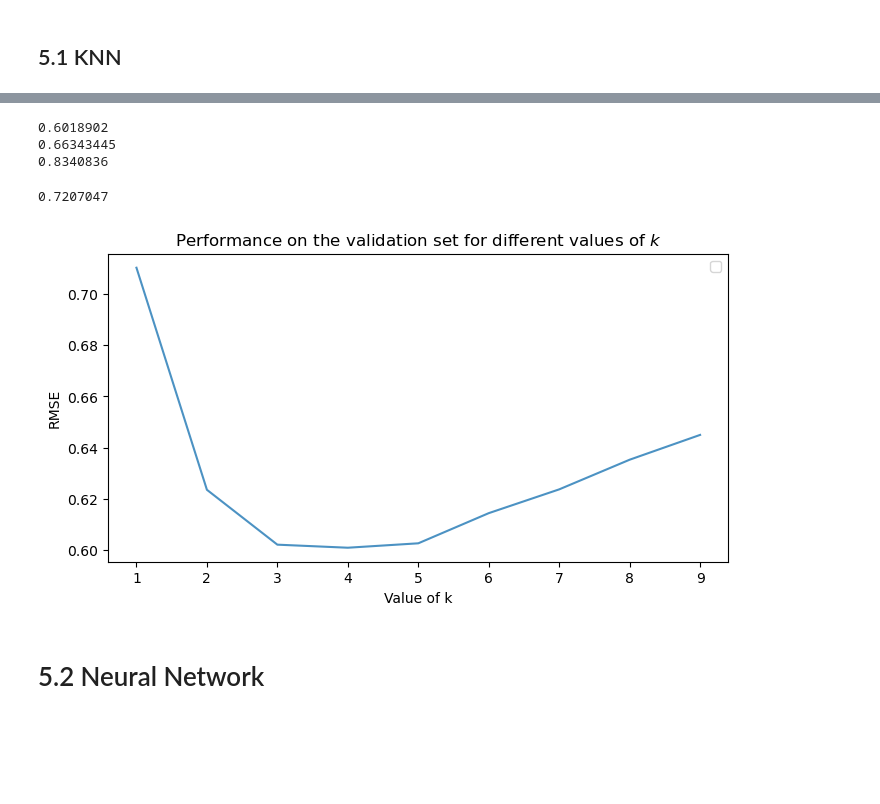
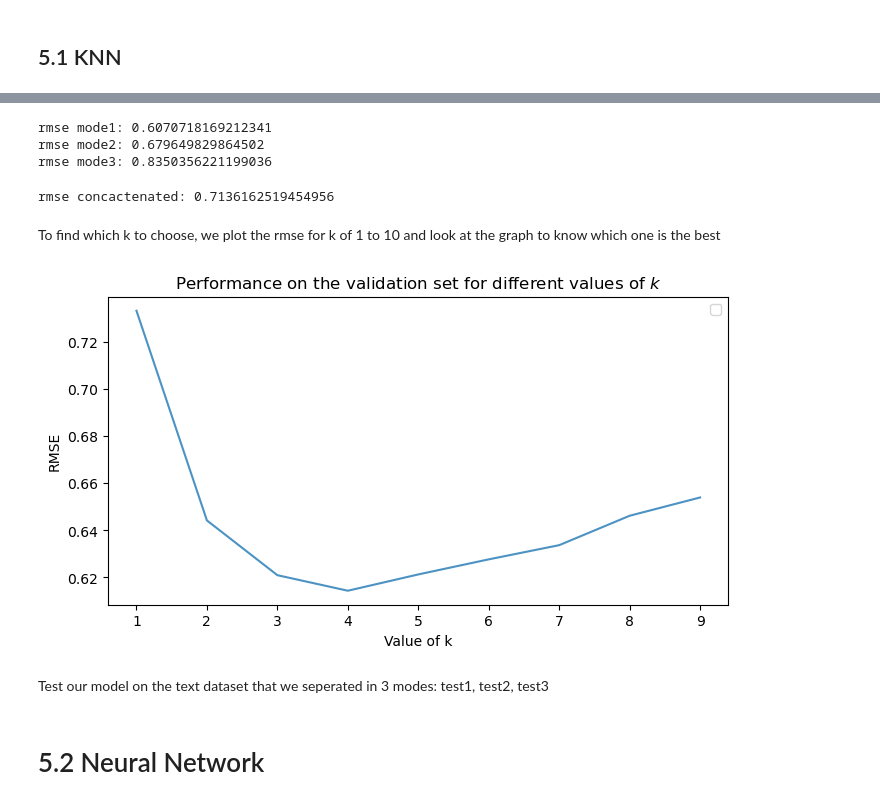
Before and after one commit to alicebeast/FinalProject_ML, a Jupyter notebook: train.ipynb, the cells around one changed output, grey strips where cells are left out. Drawn from its saved outputs; the diff is of its cells as text; code cells hidden in the pictures; blank space fills up the shorter version.

```diff
--- a/train.ipynb
+++ b/train.ipynb
@@ -465,3 +529,21 @@ Before: 9128, After: 9128, Removed: 0
+# %%
+#remove eight sensor drifts.
+train = train[train["sensor"] != "N838"]
+train = train[train["sensor"] != "N301"]
+train = train[train["sensor"] != "N749"]
+train = train[train["sensor"] != "N276"]
+train = train[train["sensor"] != "N821"]
+train = train[train["sensor"] != "N165"]
+train = train[train["sensor"] != "N121"]
+train = train[train["sensor"] != "N436"]
+sensors = sensors[sensors["sensor"] != "N838"]
+sensors = sensors[sensors["sensor"] != "N301"]
+sensors = sensors[sensors["sensor"] != "N749"]
+sensors = sensors[sensors["sensor"] != "N276"]
+sensors = sensors[sensors["sensor"] != "N821"]
+sensors = sensors[sensors["sensor"] != "N165"]
+sensors = sensors[sensors["sensor"] != "N121"]
+sensors = sensors[sensors["sensor"] != "N436"]
 # %% [markdown]
 # 5. Model Training
 # %% [markdown]
@@ -506,8 +588,9 @@ def predict(
     X: np.ndarray,
     y: np.ndarray,
     k: int = 1):
+    '''find indices of k neighbors
+    '''
 
-    #find indices of k neighbors
     tree = KDTree(X)
     _, indices = tree.query(samples, k=k, workers=-1)
 
@@ -518,6 +601,8 @@ def predict(
 def rmse(
     labels_gt: np.ndarray,
     labels_pred: np.ndarray):
+    '''calculatrs rmse
+    '''
 
     rmse = np.sqrt(np.mean((labels_gt - labels_pred) ** 2))
 
@@ -543,15 +632,17 @@ y_pred_mode3 = predict(X_test3, X_train3, y_train3, k=4)
 y_test_modes = np.concatenate([y_test1, y_test2, y_test3])
 y_pred_modes = np.concatenate([y_pred_mode1, y_pred_mode2, y_pred_mode3])
 # %%
-print(rmse(y_test1, y_pred_mode1))
-print(rmse(y_test2, y_pred_mode2))
-print(rmse(y_test3, y_pred_mode3))
+print(f'rmse mode1: {rmse(y_test1, y_pred_mode1)}')
+print(f'rmse mode2: {rmse(y_test2, y_pred_mode2)}')
+print(f'rmse mode3: {rmse(y_test3, y_pred_mode3)}')
 # %% [output]
-0.6018902
-0.66343445
-0.8340836
+rmse mode1: 0.6070718169212341
+rmse mode2: 0.679649829864502
+rmse mode3: 0.8350356221199036
 # %%
-print(rmse(y_test_modes, y_pred_modes))
+print(f'rmse concactenated: {rmse(y_test_modes, y_pred_modes)}')
 # %% [output]
-0.7207047
+rmse concactenated: 0.7136162519454956
+# %% [markdown]
+To find which k to choose, we plot the rmse for k of 1 to 10 and look at the graph to know which one is the best
 # %%
@@ -563,16 +654,18 @@ for i in range(1, 10):
     k_values.append(i)
     accs.append(acc)
 # %%
-# Plot rmse in function of k
+#plot rmse in function of k
 plt.figure(figsize=(8,4), dpi=100)
-plt.plot(k_values, accs, alpha=0.8)
+plt.plot(k_values, rmse, alpha=0.8)
 plt.xlabel("Value of k")
 plt.ylabel("RMSE")
 plt.legend()
 plt.title("Performance on the validation set for different values of $k$")
 plt.show()
 # %% [output]
-[figure, old version]
+[figure, new version]
+# %% [markdown]
+Test our model on the text dataset that we seperated in 3 modes: test1, test2, test3
 # %%
 test1 = test_mode1.drop(columns=['power', 'sensor']).to_numpy()
 test2 = test_mode2.drop(columns=['power', 'sensor']).to_numpy()
```
Also changed, not shown: parts of 22 cells of this notebook.
